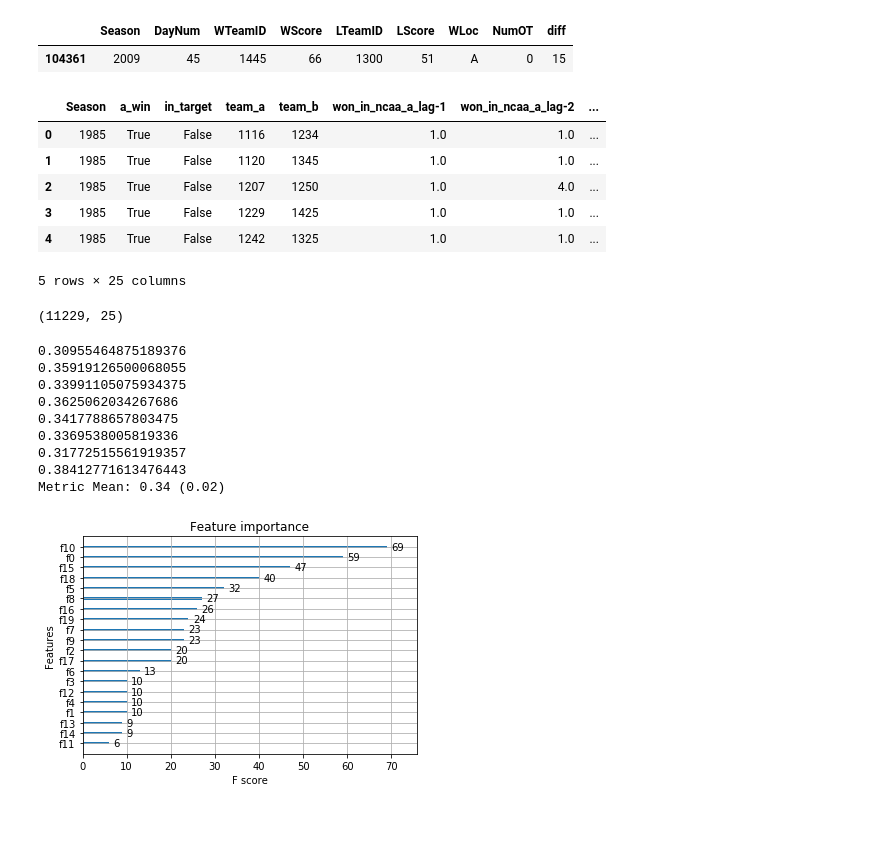
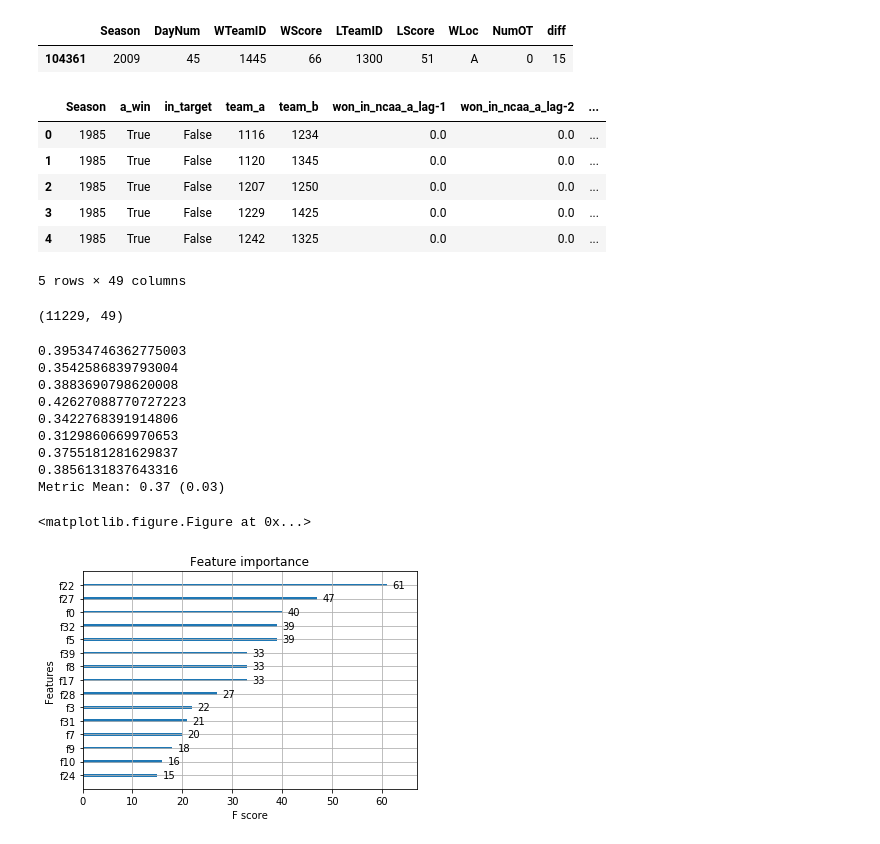
Before and after one commit to TheMoods/MarchMadness, a Jupyter notebook: 2_Jonas_Baseline_XGB.ipynb, the cells around one changed output. Saved outputs shown, nothing was run; the diff lists cells and outputs as text; code cells hidden in the pictures.

```diff
--- a/2_Jonas_Baseline_XGB.ipynb
+++ b/2_Jonas_Baseline_XGB.ipynb
@@ -60,7 +60,7 @@ for team, opponent_team in [('a', 'b'), ('b','a')]:
         .rename(columns={'diff': 'won_in_ncaa_{}'.format(team)})
     for l in range(1, lags+1):
         won_in_ncaa[
-            'won_in_ncaa_{}_lag-{}'.format(team, l)] = won_in_ncaa[
+            'won_in_ncaa_{}_lag-{}'.format(team, l)] = won_in_ncaa.groupby('WTeamID')[
             'won_in_ncaa_{}'.format(team)
         ].shift(l).fillna(0)
     won_in_ncaa.drop('won_in_ncaa_{}'.format(team), inplace=True, axis=1)
@@ -68,14 +68,13 @@ for team, opponent_team in [('a', 'b'), ('b','a')]:
                     left_on=['team_{}'.format(team), 'Season'], right_index=True,
                     how='left').fillna(0)
 
-
     # GAMES WON IN PAST SEASONS
     won_in_season = regular_games\
         .groupby(['WTeamID', 'Season']).count()[['diff']]\
         .rename(columns={'diff': 'won_in_season_{}'.format(team)})
-    for l in range(1, lags+1):
+    for l in range(0, lags+1):
         won_in_season[
-            'won_in_season_{}_lag-{}'.format(team, l)] = won_in_season[
+            'won_in_season_{}_lag-{}'.format(team, l)] = won_in_season.groupby('WTeamID')[
             'won_in_season_{}'.format(team)
         ].shift(l).fillna(0)
     won_in_season.drop('won_in_season_{}'.format(team), inplace=True, axis=1)
@@ -84,20 +83,52 @@ for team, opponent_team in [('a', 'b'), ('b','a')]:
                     how='left').fillna(0)
 
 
+    # SEASON GAMES WON AGAINST OPPONENT
+    season_wins_against_opponent = regular_games\
+        .groupby(['Season', 'WTeamID', 'LTeamID']).count()[['diff']]\
+        .rename(columns={'diff': 'season_wins_against_opponent_{}'.format(team)})
+    for l in range(0, lags+1):
+        season_wins_against_opponent[
+            'season_wins_against_opponent_{}_lag-{}'.format(team, l)
+        ] = season_wins_against_opponent.groupby(['WTeamID', 'LTeamID'])\
+            ['season_wins_against_opponent_{}'.format(team)].shift(l)
+    season_wins_against_opponent.drop('season_wins_against_opponent_{}'.format(team), inplace=True, axis=1)
+    data = pd.merge(data, season_wins_against_opponent,
+                    left_on=['Season', 'team_{}'.format(team), 'team_{}'.format(opponent_team)],
+                    right_index=True,
+                    how='left').fillna(0)
+
+
+    # TOURNAMENT GAMES WON AGAINST OPPONENT
+    ncaa_wins_against_opponent = ncaa_games\
+        .groupby(['Season', 'WTeamID', 'LTeamID']).count()[['diff']]\
+        .rename(columns={'diff': 'ncaa_wins_against_opponent_{}'.format(team)})
+    for l in range(1, lags+1):
+        ncaa_wins_against_opponent[
+            'ncaa_wins_against_opponent_{}_lag-{}'.format(team, l)
+        ] = ncaa_wins_against_opponent.groupby(['WTeamID', 'LTeamID'])\
+            ['ncaa_wins_against_opponent_{}'.format(team)].shift(l)
+    ncaa_wins_against_opponent.drop('ncaa_wins_against_opponent_{}'.format(team), inplace=True, axis=1)
+    data = pd.merge(data, ncaa_wins_against_opponent,
+                    left_on=['Season', 'team_{}'.format(team), 'team_{}'.format(opponent_team)],
+                    right_index=True,
+                    how='left').fillna(0)
+
+
 data = data.dropna()
 data.head(5)
 # %% [output]
 |  | Season | a_win | in_target | team_a | team_b | won_in_ncaa_a_lag-1 | won_in_ncaa_a_lag-2 | ... |
-| 0 | 1985 | True | False | 1116 | 1234 | 1.0 | 1.0 | ... |
-| 1 | 1985 | True | False | 1120 | 1345 | 1.0 | 1.0 | ... |
-| 2 | 1985 | True | False | 1207 | 1250 | 1.0 | 4.0 | ... |
-| 3 | 1985 | True | False | 1229 | 1425 | 1.0 | 1.0 | ... |
-| 4 | 1985 | True | False | 1242 | 1325 | 1.0 | 1.0 | ... |
+| 0 | 1985 | True | False | 1116 | 1234 | 0.0 | 0.0 | ... |
+| 1 | 1985 | True | False | 1120 | 1345 | 0.0 | 0.0 | ... |
+| 2 | 1985 | True | False | 1207 | 1250 | 0.0 | 0.0 | ... |
+| 3 | 1985 | True | False | 1229 | 1425 | 0.0 | 0.0 | ... |
+| 4 | 1985 | True | False | 1242 | 1325 | 0.0 | 0.0 | ... |
-5 rows × 25 columns
+5 rows × 49 columns
 # %%
 data.shape
 # %% [output]
-(11229, 25)
+(11229, 49)
 # %%
 from xgboost import XGBClassifier
 from sklearn.model_selection import KFold
@@ -121,22 +152,24 @@ for tr_i, t_i in kf.split(X):
 
 print('Metric Mean: {:.2f} ({:.2f})'.format(np.mean(metrics), np.std(metrics)))
 # %% [output]
-0.30955464875189376
-0.35919126500068055
-0.33991105075934375
-0.3625062034267686
-0.3417788657803475
-0.3369538005819336
-0.31772515561919357
-0.38412771613476443
-Metric Mean: 0.34 (0.02)
+0.39534746362775003
+0.3542586839793004
+0.3883690798620008
+0.42627088770727223
+0.3422768391914806
+0.3129860669970653
+0.3755181281629837
+0.3856131837643316
+Metric Mean: 0.37 (0.03)
 # %%
 from xgboost import plot_importance
 
-plot_importance(xgb, max_num_features=25)
+plt.figure(figsize=(20,4))
+plot_importance(xgb, max_num_features=15)
 plt.show()
 # %% [output]
+<matplotlib.figure.Figure at 0x...>
-[figure, old version]
+[figure, new version]
 # %%
 X_sub = data[data.in_target.astype(bool)].drop(['Season', 'team_a', 'team_b', 'a_win', 'in_target'], axis=1)
 y_sub = data[data.in_target.astype(bool)][['Season', 'team_a', 'team_b', 'a_win', 'in_target']]
```
Also changed, not shown: parts of 3 cells of this notebook.
